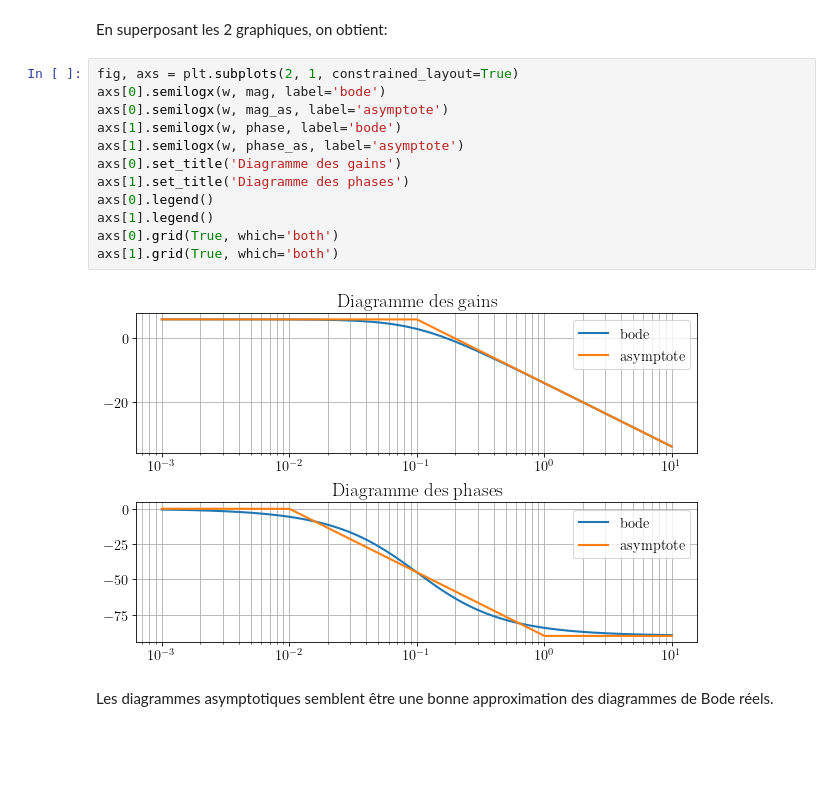
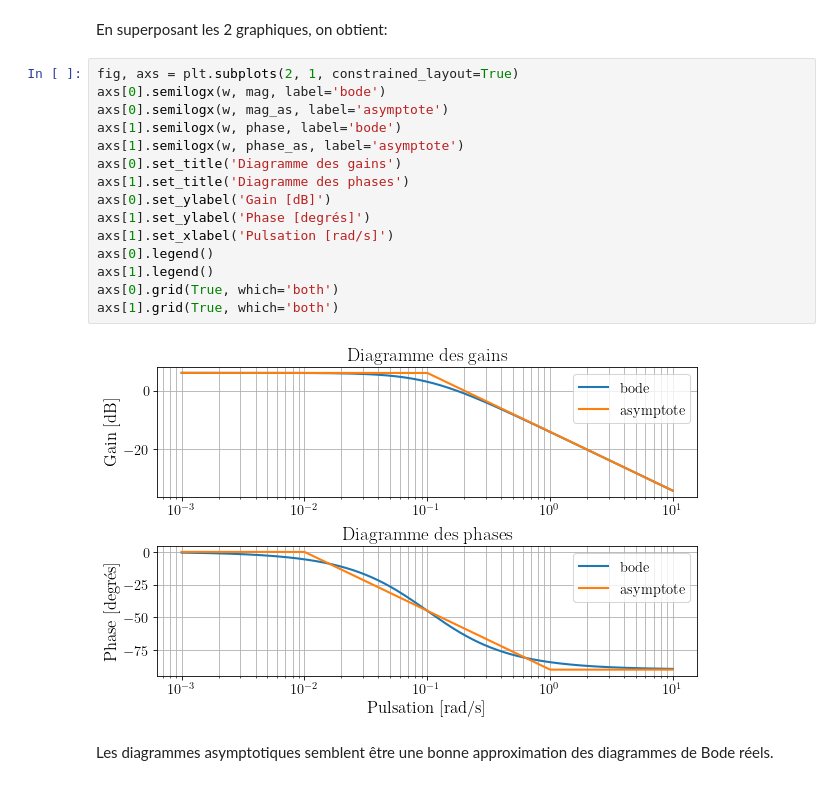
Before and after one commit to NoobleeGt/Notebooks, a Jupyter notebook: Simulation/AnalyseFrequentielle.ipynb, the cells around one changed output. Drawn from its saved outputs; the diff is of its cells as text; blank space fills up the shorter version.

```diff
--- a/Simulation/AnalyseFrequentielle.ipynb
+++ b/Simulation/AnalyseFrequentielle.ipynb
@@ -112,17 +112,20 @@ En superposant les 2 graphiques, on obtient:
 # %%
 fig, axs = plt.subplots(2, 1, constrained_layout=True)
 axs[0].semilogx(w, mag, label='bode')
 axs[0].semilogx(w, mag_as, label='asymptote')
 axs[1].semilogx(w, phase, label='bode')
 axs[1].semilogx(w, phase_as, label='asymptote')
 axs[0].set_title('Diagramme des gains')
 axs[1].set_title('Diagramme des phases')
+axs[0].set_ylabel('Gain [dB]')
+axs[1].set_ylabel('Phase [degrés]')
+axs[1].set_xlabel('Pulsation [rad/s]')
 axs[0].legend()
 axs[1].legend()
 axs[0].grid(True, which='both')
 axs[1].grid(True, which='both')
 # %% [output]
-[figure, old version]
+[figure, new version]
 # %% [markdown]
 Les diagrammes asymptotiques semblent être une bonne approximation des diagrammes de Bode réels.
 # %% [markdown]
```
Also changed, not shown: parts of 2 cells of this notebook, 2 other files.
